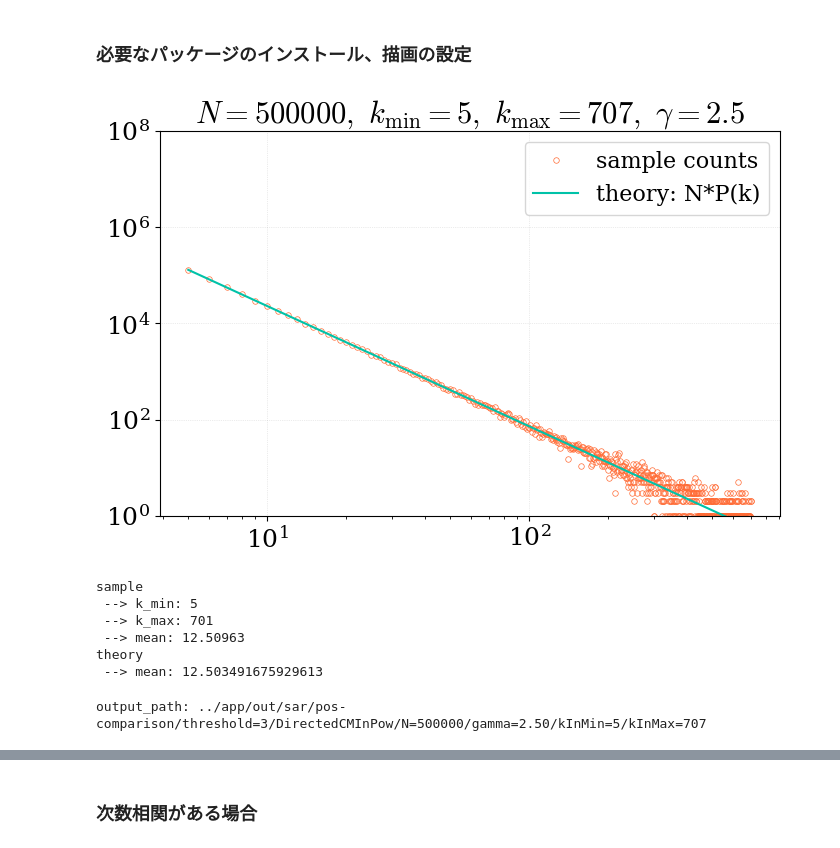
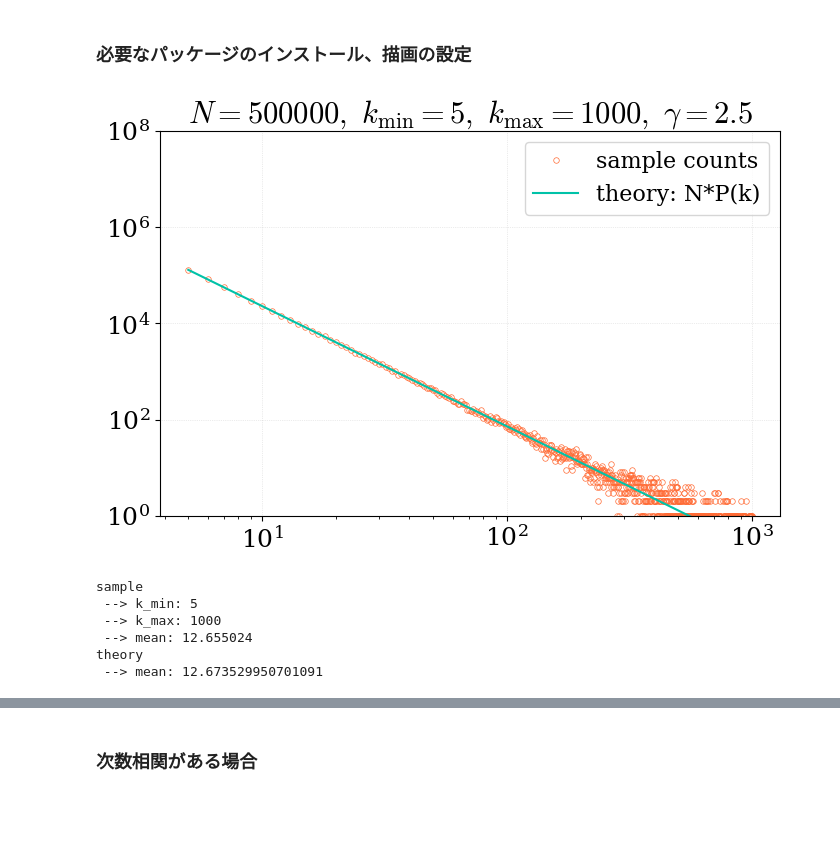
Before and after one commit to Kojirouuuu/directed-network-simulations, a Jupyter notebook: notebooks/directed-ebcm.ipynb, the cells around one changed output, grey strips where cells are left out. Cells and saved outputs as stored; diff of their text form; code cells hidden in the pictures; blank space fills up the shorter version.

```diff
--- a/notebooks/directed-ebcm.ipynb
+++ b/notebooks/directed-ebcm.ipynb
@@ -45,45 +46,45 @@ plt.rcParams['grid.color'] = 'gray'  # グリッドの色を薄い灰色に設
 plt.rcParams['grid.linestyle'] = ':'  # グリッドを点線に設定
 plt.rcParams['grid.linewidth'] = 0.5  # グリッドの線幅を設定
 # %%
-show_N = 500_000 # 頂点数
+N = 500_000 # 頂点数
 kmin = 5
-kmax = 707
-kave = 12.00
+kmax = 1000
+kave = 12.70
 gamma = 2.5
 
 # 固定パラメータ
-batch_size = 16
+batch_size = 20
 mu = 1.0
 show_T = 3
 # %%
-n_sample = show_N # サンプル数
+n_sample = N # サンプル数
 
 k_vals = np.arange(kmin, kmax + 1)
 sample_k_ave, sample_counts = sample_scale_free_degrees(n_sample, kmin, kmax, gamma)
 theory_k_ave, theory_pk = theoretical_scale_free_distribution(kmin, kmax, gamma)
 
 fig, ax = plt.subplots(1, 1, figsize=(8, 5))
 ax.set_ylim(1e0, 1e8)
 ax.loglog(k_vals, sample_counts, linestyle="", marker="o", markerfacecolor="none", color=colors[0], markersize=4, markeredgewidth=0.5, label="sample counts")
-ax.loglog(k_vals, show_N * theory_pk, linestyle="-", color=colors[1], label="theory: N*P(k)")
+ax.loglog(k_vals, N * theory_pk, linestyle="-", color=colors[1], label="theory: N*P(k)")
 ax.grid(True, alpha=0.3, linestyle=":")
-ax.set_title(rf"$N={show_N},\ k_{{\mathrm{{min}}}}={kmin},\ k_{{\mathrm{{max}}}}={kmax},\ \gamma={gamma}$")
+ax.set_title(rf"$N={N},\ k_{{\mathrm{{min}}}}={kmin},\ k_{{\mathrm{{max}}}}={kmax},\ \gamma={gamma}$")
 ax.legend()
 plt.show()
 
 print("sample")
 print(" --> k_min:", kmin)
 print(" --> k_max:", k_vals[sample_counts > 0].max())
 print(" --> mean:", sample_k_ave)
 
 print("theory")
 print(" --> mean:", theory_k_ave)
 # %% [output]
-[figure, old version]
+[figure, new version]
 sample
  --> k_min: 5
- --> k_max: 701
- --> mean: 12.50963
+ --> k_max: 1000
+ --> mean: 12.655024
 theory
- --> mean: 12.503491675929613
+ --> mean: 12.673529950701091
 # %%
@@ -96,10 +97,9 @@ theta_d_infty = g["theta_d"].squeeze()
 # %%
 df_all = pd.DataFrame()
 
-network_path = build_network_path(N=show_N, network_type="DirectedCMInPow", k_in_min=kmin, k_in_max=kmax, gamma=gamma)
-abst = "pos-comparison"
+network_path = build_network_path(N=N, network_type="DirectedCMOutPow", k_in_min=kmin, k_in_max=kmax, gamma=gamma, k_out_min=kmin, k_out_max=kmax)
+abst = "3-line"
 sim_path = os.path.abspath(os.path.join("..", "app", "out", "sar", f"{abst}", f"threshold={show_T}", network_path))
-print(f"output_path: {os.path.relpath(sim_path)}")
 
 for i in range(batch_size):
     index = f"{i:02d}"
@@ -112,8 +112,6 @@ for i in range(batch_size):
     df_all = pd.concat([df_all, df], ignore_index=True)
 
 sim = df_all.set_index(['T', 'itr', 'rho_0', 'lambda_d', 'lambda_u', 'mu']).to_xarray()
-sim_R = sim['R']
-sim_Phi = sim['Phi']
+sim_R = sim['R'] / N
+sim_Phi = sim['Phi'] / N
-# %% [output]
-output_path: ../app/out/sar/pos-comparison/threshold=3/DirectedCMInPow/N=500000/gamma=2.50/kInMin=5/kInMax=707
 # %%
```
Also changed, not shown: parts of 10 cells of this notebook, 2 other files.
